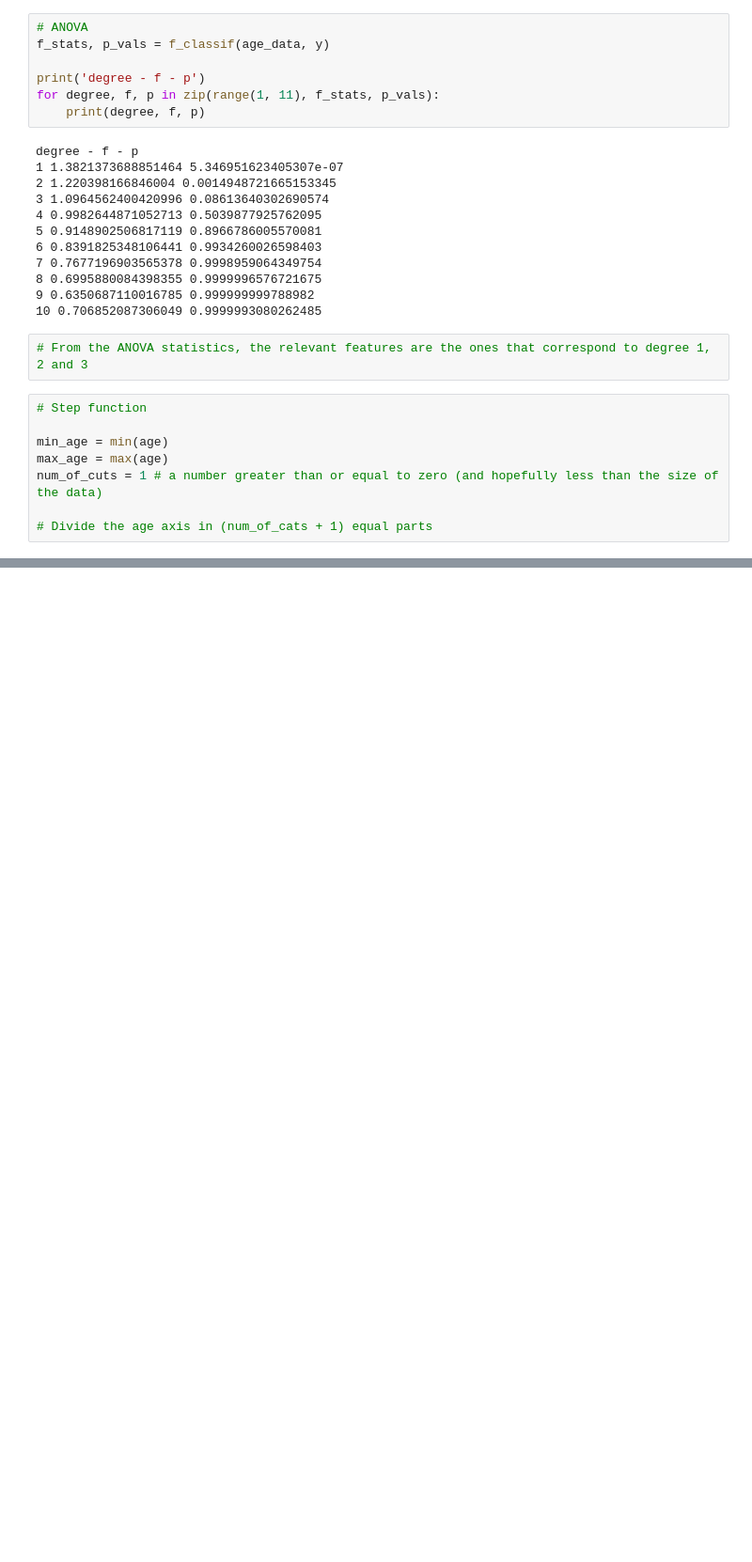
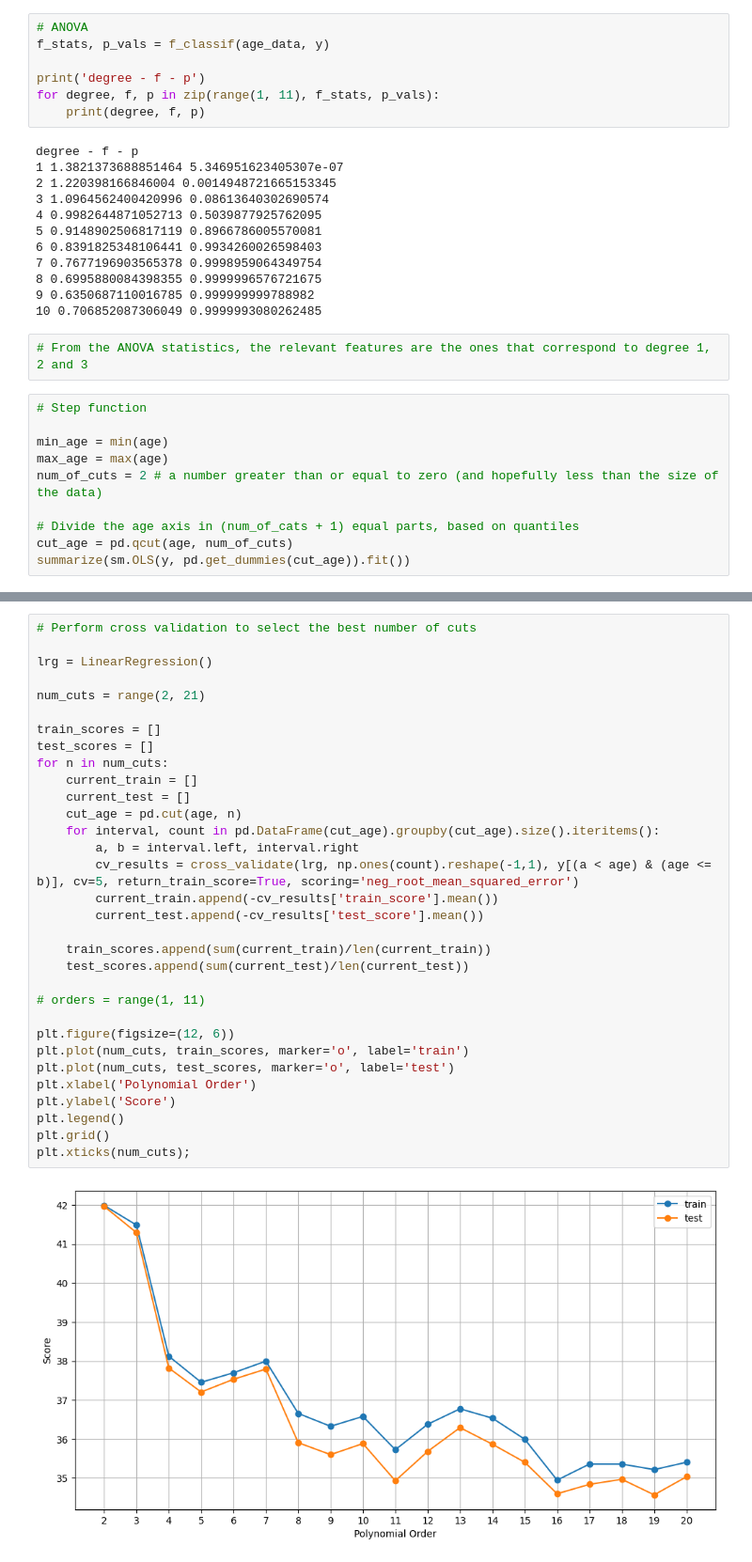
Before and after one commit to deusdevok/ISLP_Python, a Jupyter notebook: Chapter 7/Exercise6.ipynb, the cells around one changed output, grey strips where cells are left out. Shown at 94% size. Cells and saved outputs as stored; diff of their text form; blank space fills up the shorter version.

```diff
--- a/Chapter 7/Exercise6.ipynb
+++ b/Chapter 7/Exercise6.ipynb
@@ -105,6 +108,8 @@ degree - f - p
 
 min_age = min(age)
 max_age = max(age)
-num_of_cuts = 1 # a number greater than or equal to zero (and hopefully less than the size of the data)
+num_of_cuts = 2 # a number greater than or equal to zero (and hopefully less than the size of the data)
 
-# Divide the age axis in (num_of_cats + 1) equal parts
+# Divide the age axis in (num_of_cats + 1) equal parts, based on quantiles
+cut_age = pd.qcut(age, num_of_cuts)
+summarize(sm.OLS(y, pd.get_dummies(cut_age)).fit())
@@ -110,0 +120,34 @@ num_of_cuts = 1 # a number greater than or equal to zero (and hopefully less tha
+# %%
+# Perform cross validation to select the best number of cuts
+
+lrg = LinearRegression()
+
+num_cuts = range(2, 21)
+
+train_scores = []
+test_scores = []
+for n in num_cuts:
+    current_train = []
+    current_test = []
+    cut_age = pd.cut(age, n)
+    for interval, count in pd.DataFrame(cut_age).groupby(cut_age).size().iteritems():
+        a, b = interval.left, interval.right
+        cv_results = cross_validate(lrg, np.ones(count).reshape(-1,1), y[(a < age) & (age <= b)], cv=5, return_train_score=True, scoring='neg_root_mean_squared_error')
+        current_train.append(-cv_results['train_score'].mean())
+        current_test.append(-cv_results['test_score'].mean())
+
+    train_scores.append(sum(current_train)/len(current_train))
+    test_scores.append(sum(current_test)/len(current_test))
+
+# orders = range(1, 11)
+
+plt.figure(figsize=(12, 6))
+plt.plot(num_cuts, train_scores, marker='o', label='train')
+plt.plot(num_cuts, test_scores, marker='o', label='test')
+plt.xlabel('Polynomial Order')
+plt.ylabel('Score')
+plt.legend()
+plt.grid()
+plt.xticks(num_cuts);
+# %% [output]
+[figure, added]
```
Also changed, not shown: parts of 3 cells of this notebook, 1 other file.
